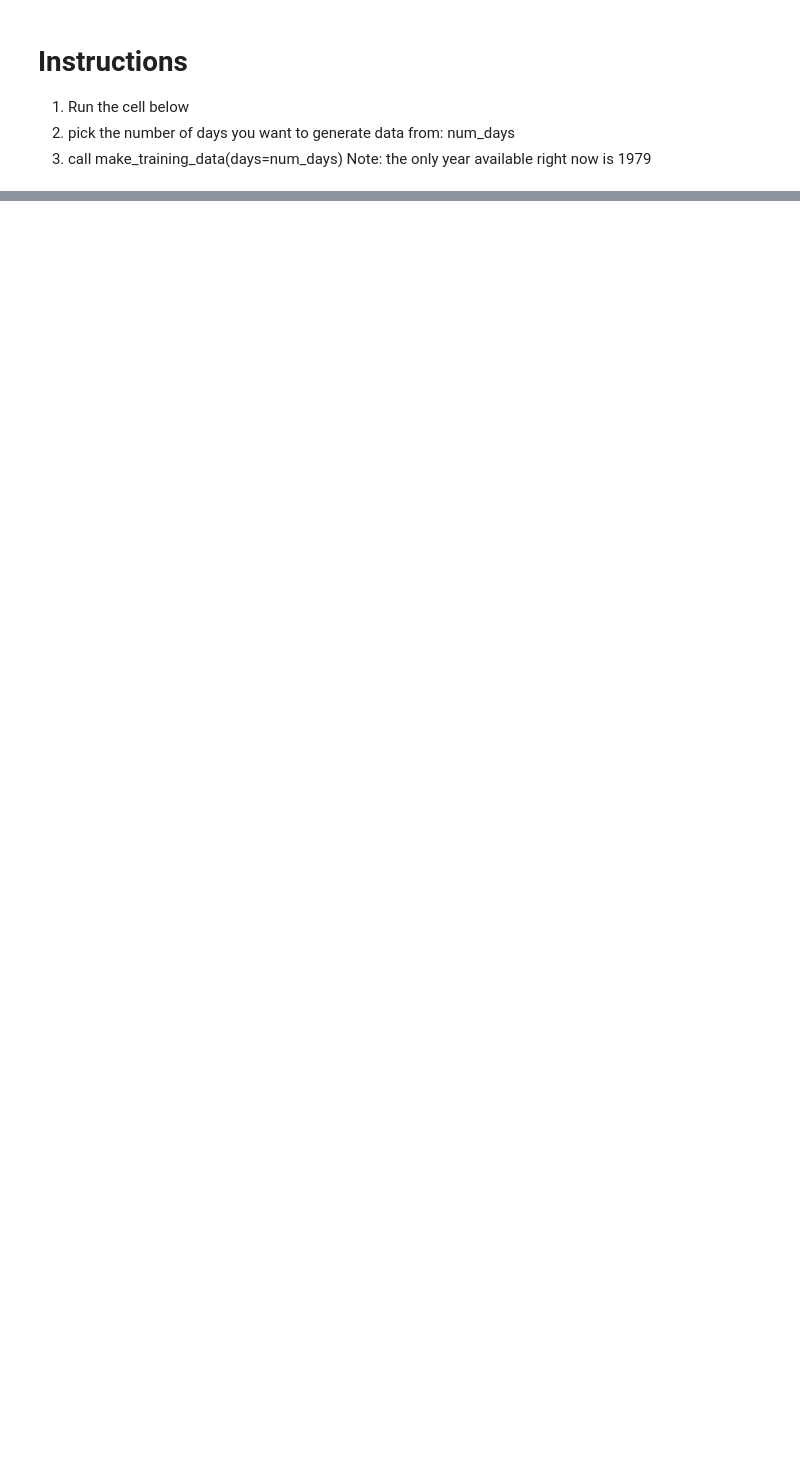
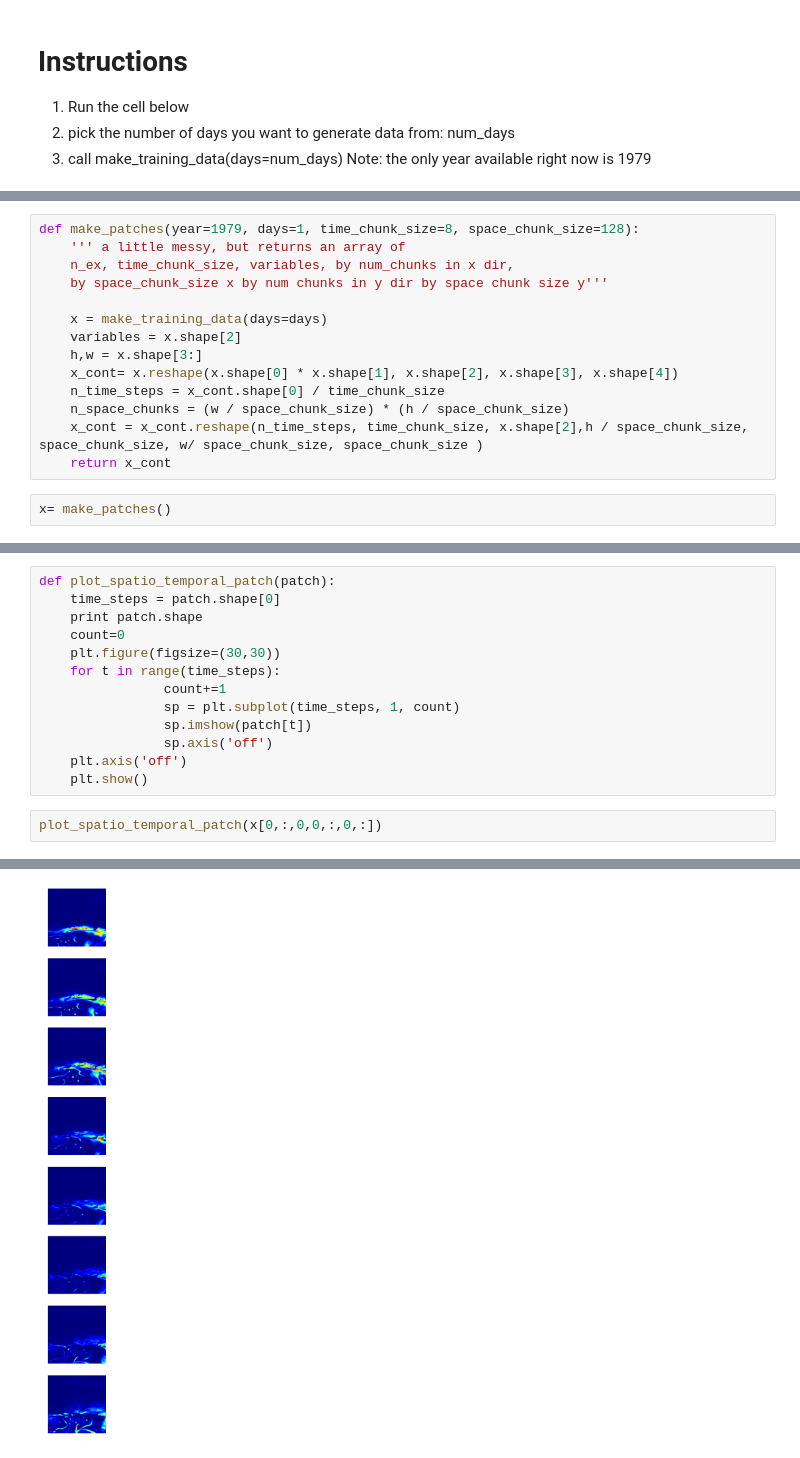
Before and after one commit to eracah/climate-dl, a Jupyter notebook: making_the_training_data_tensor.ipynb, the cells around one changed output, grey strips where cells are left out. Saved outputs shown, nothing was run; the diff lists cells and outputs as text; blank space fills up the shorter version.

Commit message:
Made some rough code to extract a spatiotemportal patch

```diff
--- a/making_the_training_data_tensor.ipynb
+++ b/making_the_training_data_tensor.ipynb
@@ -57,3 +60,19 @@ def make_training_data(year=1979, days=5):
     tr_data = np.vstack(day_slices).reshape(len(datasets), time_steps,len(variables), x, y)
 
     return tr_data
+# %%
+def make_patches(year=1979, days=1, time_chunk_size=8, space_chunk_size=128):
+    ''' a little messy, but returns an array of
+    n_ex, time_chunk_size, variables, by num_chunks in x dir,
+    by space_chunk_size x by num chunks in y dir by space chunk size y'''
+
+    x = make_training_data(days=days)
+    variables = x.shape[2]
+    h,w = x.shape[3:]
+    x_cont= x.reshape(x.shape[0] * x.shape[1], x.shape[2], x.shape[3], x.shape[4])
+    n_time_steps = x_cont.shape[0] / time_chunk_size
+    n_space_chunks = (w / space_chunk_size) * (h / space_chunk_size)
+    x_cont = x_cont.reshape(n_time_steps, time_chunk_size, x.shape[2],h / space_chunk_size, space_chunk_size, w/ space_chunk_size, space_chunk_size )
+    return x_cont
+# %%
+x= make_patches()
@@ -59,0 +98,16 @@ def make_training_data(year=1979, days=5):
+# %%
+def plot_spatio_temporal_patch(patch):
+    time_steps = patch.shape[0]
+    print patch.shape
+    count=0
+    plt.figure(figsize=(30,30))
+    for t in range(time_steps):
+                count+=1
+                sp = plt.subplot(time_steps, 1, count)
+                sp.imshow(patch[t])
+                sp.axis('off')
+    plt.axis('off')
+    plt.show()
+# %%
+plot_spatio_temporal_patch(x[0,:,0,0,:,0,:])
+# %% [output]
@@ -60,2 +115,3 @@ def make_training_data(year=1979, days=5):
+[figure, added]
 # %%
 x_tr=make_training_data(days=2)
```
Also changed, not shown: parts of 5 cells of this notebook.
